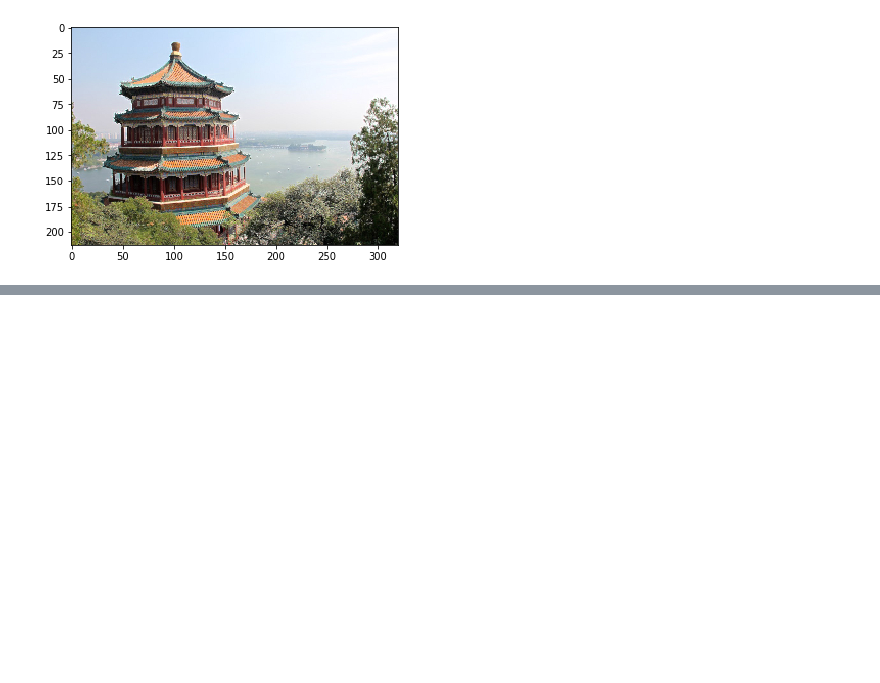
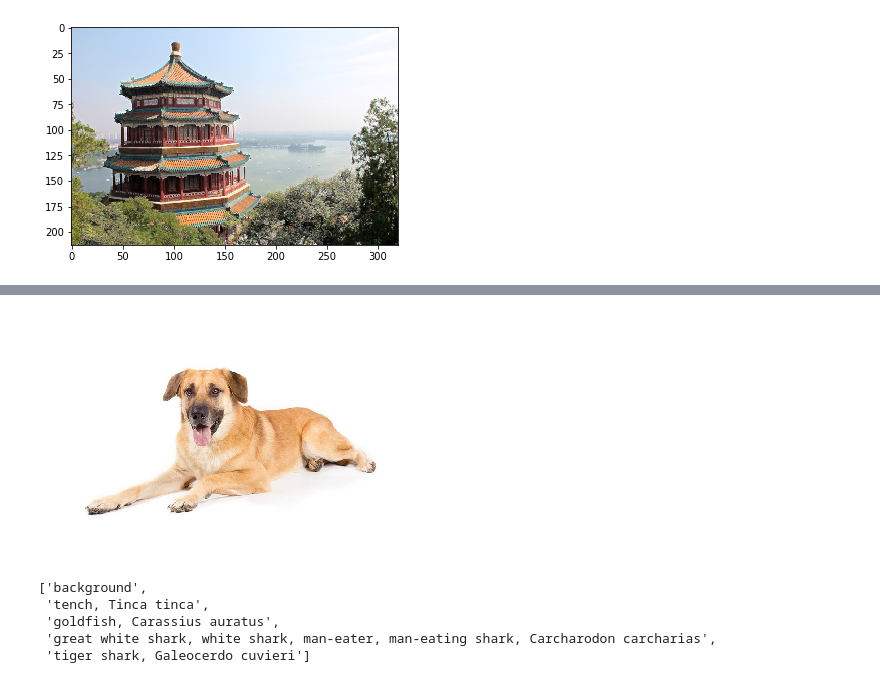
Before and after one commit to AnaumRiaz/MachineLearning, a Jupyter notebook: Chapter13.ipynb, the cells around one changed output, grey strips where cells are left out. Drawn from its saved outputs; the diff is of its cells as text; code cells hidden in the pictures; blank space fills up the shorter version.

```diff
--- a/Chapter13.ipynb
+++ b/Chapter13.ipynb
@@ -138,0 +505,17 @@ plt.show()
+# %%
+import os
+
+width = 299
+height = 299
+channels = 3
+
+import matplotlib.image as mpimg
+test_image = mpimg.imread(os.path.join("images","cnn","dog.jpg"))[:, :, :channels]
+plt.imshow(test_image)
+plt.axis("off")
+plt.show()
+
+#need to scale this to -1.0 to 1.0 to be used in inception module
+test_image = 2 * test_image - 1
+# %% [output]
+[figure, added]
@@ -138,0 +579,13 @@ plt.show()
+# %%
+load_class_names()
+# CLASS_NAME_REGEX.findall('n564 this is anaum. \nn87 i wonder if you know')
+
+class_names = ["background"] + load_class_names()
+
+class_names[:5]
+# %% [output]
+['background',
+ 'tench, Tinca tinca',
+ 'goldfish, Carassius auratus',
+ 'great white shark, white shark, man-eater, man-eating shark, Carcharodon carcharias',
+ 'tiger shark, Galeocerdo cuvieri']
```
Also changed, not shown: parts of 20 cells of this notebook, 2 other files.
